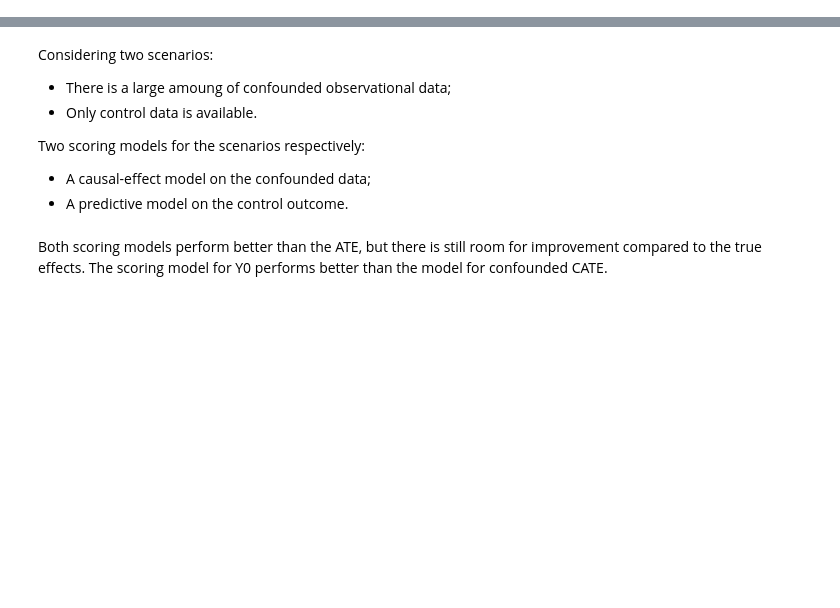
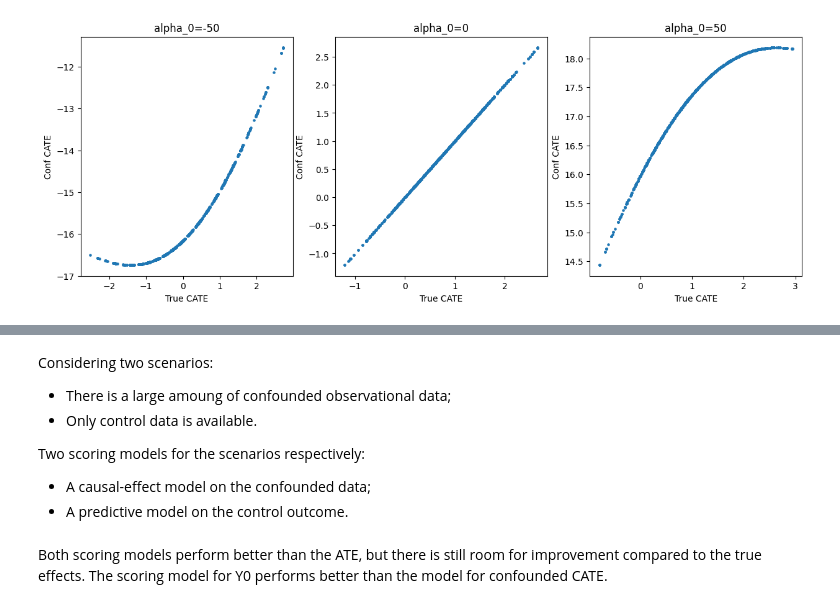
Before and after one commit to ferlocar/deconfounder, a Jupyter notebook: examples/simulation.ipynb, the cells around one changed output, grey strips where cells are left out. Cells and saved outputs as stored; diff of their text form; code cells hidden in the pictures; blank space fills up the shorter version.

```diff
--- a/examples/simulation.ipynb
+++ b/examples/simulation.ipynb
@@ -218,18 +244,0 @@ Below is a toy example showing how the ranking is disrupted within this data gen
-# %%
-# Generate data
-dg_toy = DataGenerator(
-    n_features=100,
-    keep_order=False,
-    alpha_0=10.0,
-)
-
-dg_toy.reset_coef()
-
-n_toy = 300
-X_toy, t_toy, y_toy, c_toy, y0_toy = dg_toy.generate_data(n_toy, is_exp=False)
-
-# Estimate effects
-c_est = []
-for i in range(n_toy):
-    c_est.append(dg_toy.estimate_conf_cate(X_toy[i], n=3000))
-c_est = np.array(c_est)
@@ -248,0 +250,26 @@ This generated data is used to conduct experiments.
+# %%
+seed = 42
+np.random.seed(seed)
+
+dg = DataGenerator(n_features=10)
+
+alpha_0_grid = [-50, 0, 50]
+fig, ax = plt.subplots(1, len(alpha_0_grid), figsize=(15,5))
+
+for i, alpha_0 in enumerate(alpha_0_grid):
+
+    dg.alpha_0 = alpha_0
+    dg.reset_coef()
+
+    X, t, y, c, y0 = dg.generate_data(n=1000, is_exp=False)
+    bias = dg.estimate_bias(X, n_per_x=10000)
+    c_est = c + bias
+
+    ax[i].scatter(c, c_est, s=5)
+    ax[i].set_xlabel('True CATE')
+    ax[i].set_ylabel('Conf CATE')
+    ax[i].set_title(f'alpha_0={alpha_0}')
+
+plt.show()
+# %% [output]
+[figure, added]
```
Also changed, not shown: parts of 37 cells of this notebook.
